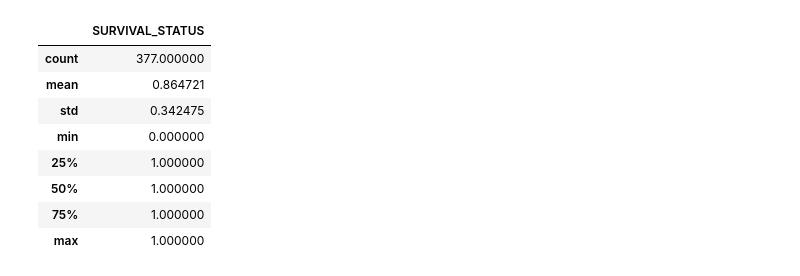
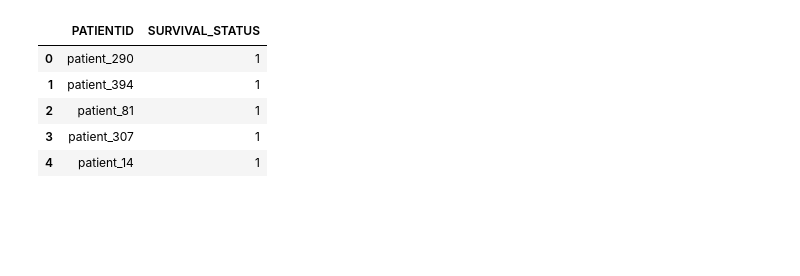
Before and after one commit to codeCleanAlways/myPyProjects, a Jupyter notebook: basicspython.ipynb, the cells around one changed output. Saved outputs shown, nothing was run; the diff lists cells and outputs as text; code cells hidden in the pictures; blank space fills up the shorter version.

```diff
--- a/basicspython.ipynb
+++ b/basicspython.ipynb
@@ -1,19 +1,16 @@
 # %%
 import pandas as pd
 import numpy as np
 
 dfOutcomes = pd.read_csv("sc1_Phase1_GE_Outcome.tsv",sep="\t")
-dfOutcomes.describe()
+dfOutcomes.head()
 # %% [output]
-|  | SURVIVAL_STATUS |
-| count | 377.000000 |
-| mean | 0.864721 |
-| std | 0.342475 |
-| min | 0.000000 |
-| 25% | 1.000000 |
-| 50% | 1.000000 |
-| 75% | 1.000000 |
-| max | 1.000000 |
+|  | PATIENTID | SURVIVAL_STATUS |
+| 0 | patient_290 | 1 |
+| 1 | patient_394 | 1 |
+| 2 | patient_81 | 1 |
+| 3 | patient_307 | 1 |
+| 4 | patient_14 | 1 |
 # %%
 dfFeatures = pd.read_csv("sc1_Phase1_GE_FeatureMatrix.tsv",sep="\t")
 dfFeatures.head()
```
Also changed, not shown: parts of 9 cells of this notebook.
